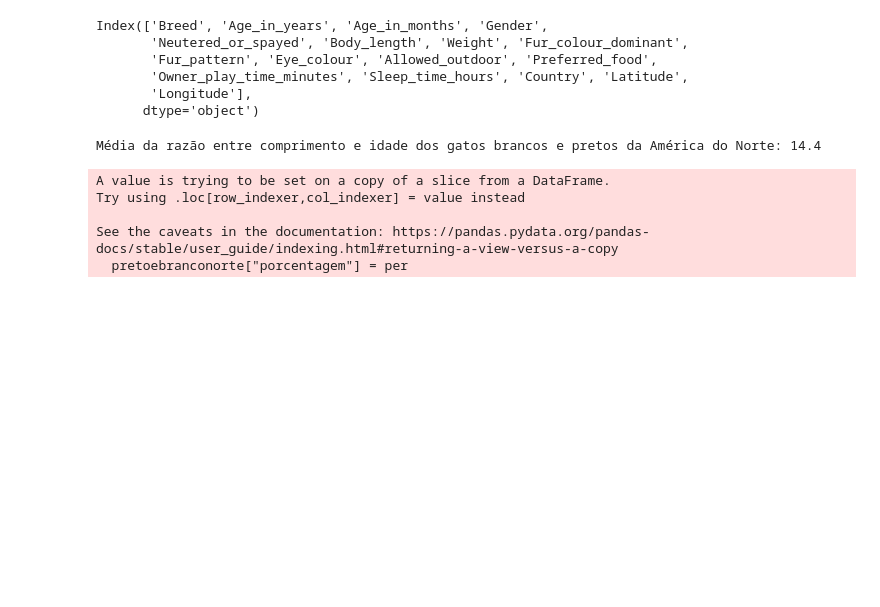
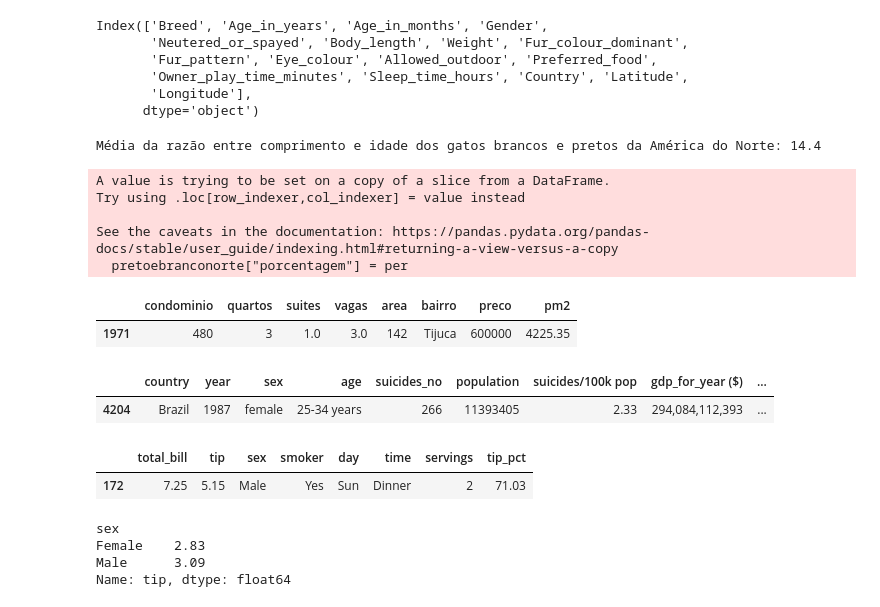
Before and after one commit to igromachado/codigos_ets, a Jupyter notebook: Python_Bibliotecas/pandas/exercícios_codigos.ipynb, the cells around one changed output. Drawn from its saved outputs; the diff is of its cells as text; code cells hidden in the pictures; blank space fills up the shorter version.

Commit message:
pandas

```diff
--- a/Python_Bibliotecas/pandas/exercícios_codigos.ipynb
+++ b/Python_Bibliotecas/pandas/exercícios_codigos.ipynb
@@ -178,3 +178,60 @@ Try using .loc[row_indexer,col_indexer] = value instead
 
 See the caveats in the documentation: https://pandas.pydata.org/pandas-docs/stable/user_guide/indexing.html#returning-a-view-versus-a-copy
   pretoebranconorte["porcentagem"] = per
+# %%
+import pandas as pd
+
+dados = pd.read_csv("bases/dados.csv",encoding="latin-1")
+
+AAA = dados[(dados["quartos"] == 3) & (dados["bairro"] == "Tijuca") & (dados["area"] > 130)]
+certo = AAA[AAA['preco'] == AAA["preco"].min()]
+
+certo
+# %% [output]
+|  | condominio | quartos | suites | vagas | area | bairro | preco | pm2 |
+| 1971 | 480 | 3 | 1.0 | 3.0 | 142 | Tijuca | 600000 | 4225.35 |
+# %%
+master = pd.read_csv("bases/master.csv",sep=",")
+
+def país(linha):
+    return linha["country-year"][:-4]
+
+def ano(linha):
+    return linha["country-year"][-4:]
+
+c = master.apply(país,axis=1)
+y = master.apply(ano,axis=1)
+
+master = master.drop(columns=["country-year","HDI for year"])
+
+master["country"] = c
+master["year"] = y
+
+master[(master['country'] == "Brazil") & (master['year'] == '1987') & (master['sex'] == "female") & (master['generation'] == "Boomers")]
+# %% [output]
+|  | country | year | sex | age | suicides_no | population | suicides/100k pop | gdp_for_year ($) | ... |
+| 4204 | Brazil | 1987 | female | 25-34 years | 266 | 11393405 | 2.33 | 294,084,112,393 | ... |
+# %%
+tips = pd.read_csv("bases/tips.csv", sep=";")
+
+tips.head()
+
+def gorgeta(linha):
+    return (round((linha['tip'] / linha['total_bill']) * 100,2))
+
+per = tips.apply(gorgeta,axis=1)
+
+tips["tip_pct"] = per
+
+tips[tips["tip_pct"] == tips["tip_pct"].max()]
+# %% [output]
+|  | total_bill | tip | sex | smoker | day | time | servings | tip_pct |
+| 172 | 7.25 | 5.15 | Male | Yes | Sun | Dinner | 2 | 71.03 |
+# %%
+mediaporsexo = round(tips.groupby("sex")['tip'].mean(),2)
+print(mediaporsexo)
+# %% [output]
+sex
+Female    2.83
+Male      3.09
+Name: tip, dtype: float64
```
Also changed, not shown: parts of 5 cells of this notebook, 1 other file.
